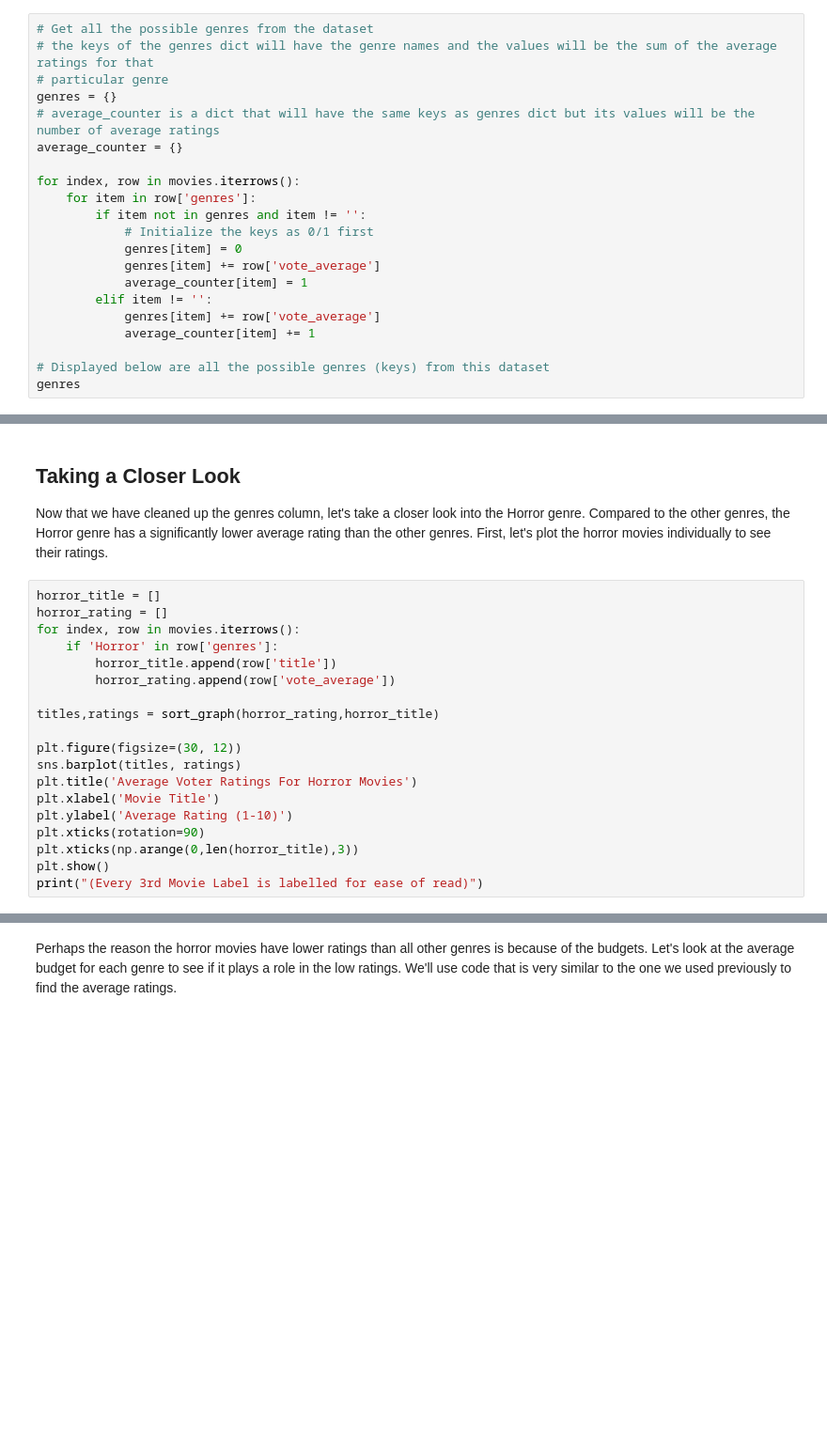
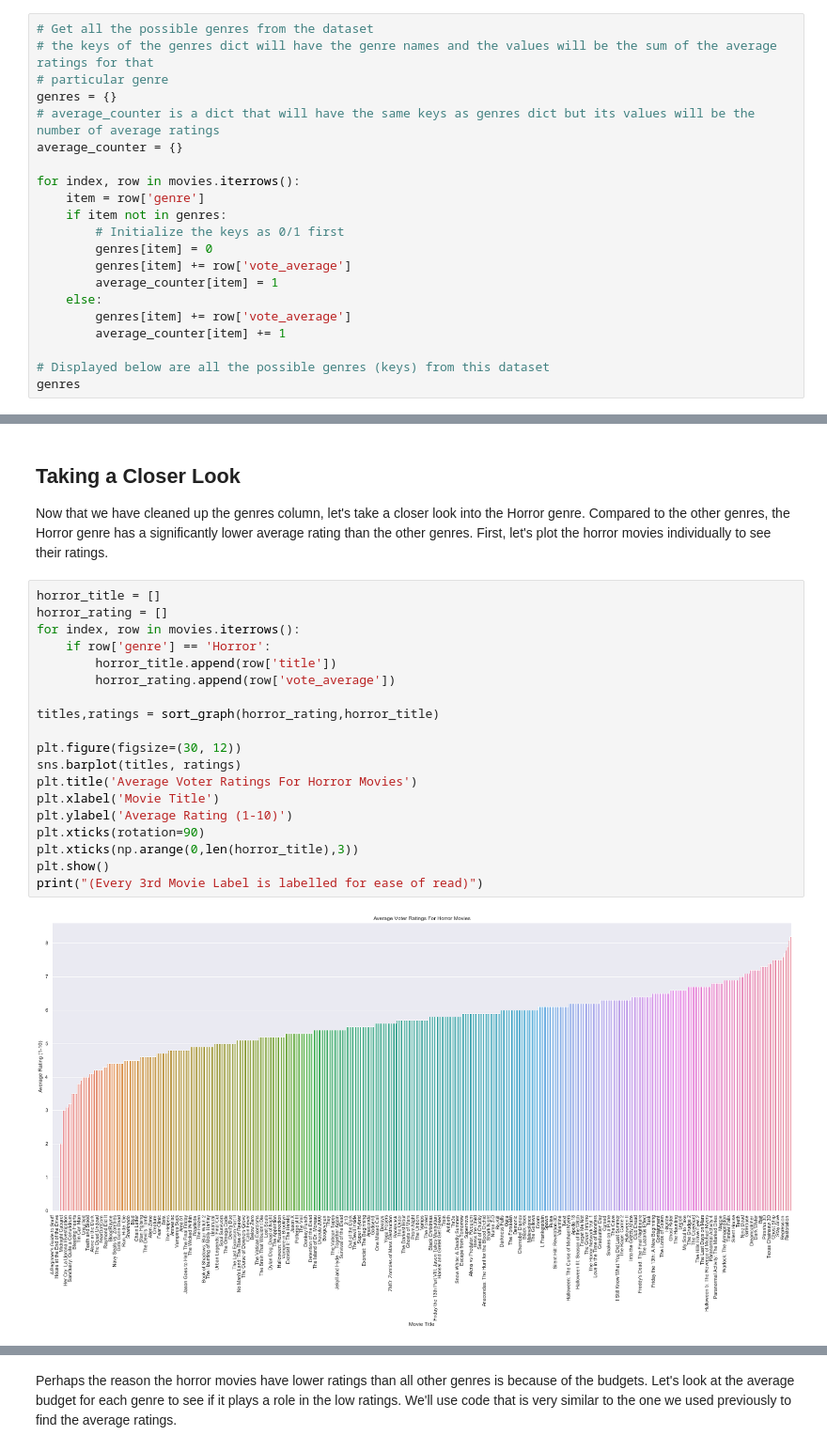
Before and after one commit to atulbharati/kevinh415.github.io, a Jupyter notebook: Movie.ipynb, the cells around one changed output, grey strips where cells are left out. Shown: that part at 94% size. Saved outputs shown, nothing was run; the diff lists cells and outputs as text; blank space fills up the shorter version.

```diff
--- a/Movie.ipynb
+++ b/Movie.ipynb
@@ -254,15 +257,15 @@ genres = {}
 average_counter = {}
 
 for index, row in movies.iterrows():
-    for item in row['genres']:
-        if item not in genres and item != '':
-            # Initialize the keys as 0/1 first
-            genres[item] = 0
-            genres[item] += row['vote_average']
-            average_counter[item] = 1
-        elif item != '':
-            genres[item] += row['vote_average']
-            average_counter[item] += 1
+    item = row['genre']
+    if item not in genres:
+        # Initialize the keys as 0/1 first
+        genres[item] = 0
+        genres[item] += row['vote_average']
+        average_counter[item] = 1
+    else:
+        genres[item] += row['vote_average']
+        average_counter[item] += 1
 
 # Displayed below are all the possible genres (keys) from this dataset
 genres
@@ -331,19 +357,21 @@ Now that we have cleaned up the genres column, let's take a closer look into the
 # %%
 horror_title = []
 horror_rating = []
 for index, row in movies.iterrows():
-    if 'Horror' in row['genres']:
+    if row['genre'] == 'Horror':
         horror_title.append(row['title'])
         horror_rating.append(row['vote_average'])
 
 titles,ratings = sort_graph(horror_rating,horror_title)
 
 plt.figure(figsize=(30, 12))
 sns.barplot(titles, ratings)
 plt.title('Average Voter Ratings For Horror Movies')
 plt.xlabel('Movie Title')
 plt.ylabel('Average Rating (1-10)')
 plt.xticks(rotation=90)
 plt.xticks(np.arange(0,len(horror_title),3))
 plt.show()
 print("(Every 3rd Movie Label is labelled for ease of read)")
+# %% [output]
+[figure, added]
```
Also changed, not shown: parts of 8 cells of this notebook.
